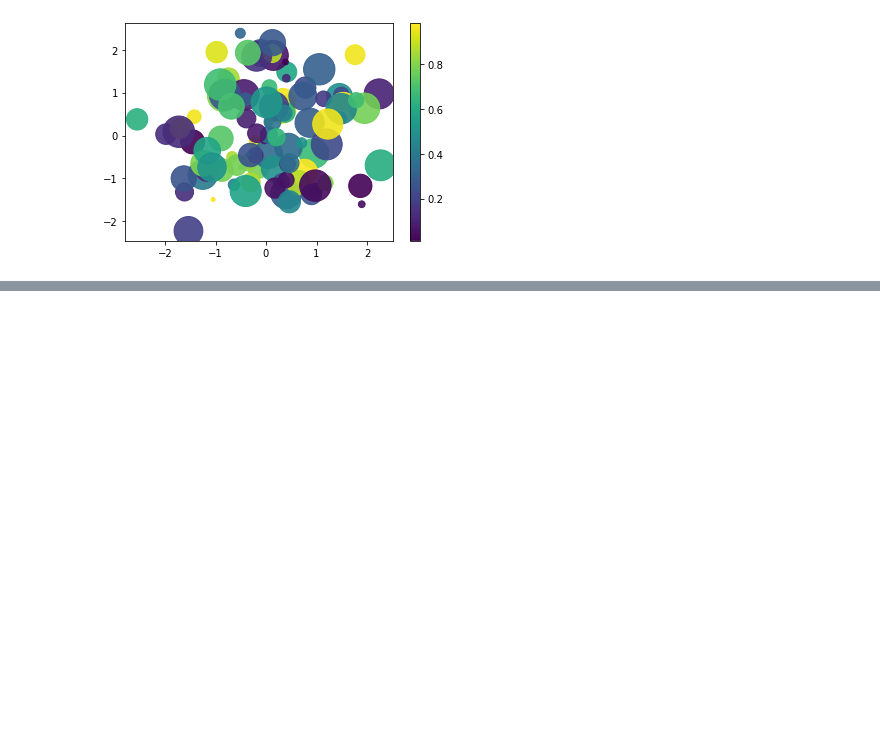
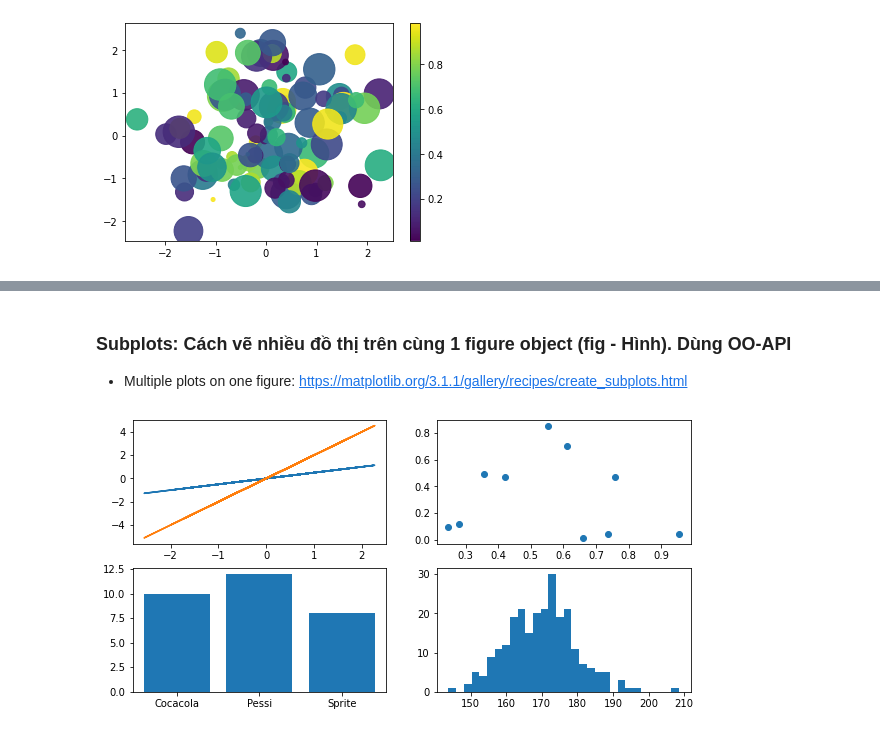
Before and after one commit to phungminhhieu1206/StudyAI, a Jupyter notebook: PyDataScience/Matplotlib/Matplotlib_CodeX.ipynb, the cells around one changed output, grey strips where cells are left out. Saved outputs shown, nothing was run; the diff lists cells and outputs as text; code cells hidden in the pictures; blank space fills up the shorter version.

Commit message:
matplotlib update

```diff
--- a/PyDataScience/Matplotlib/Matplotlib_CodeX.ipynb
+++ b/PyDataScience/Matplotlib/Matplotlib_CodeX.ipynb
@@ -154,0 +199,17 @@ fig.colorbar(chart1);
+# %% [markdown]
+### Subplots: Cách vẽ nhiều đồ thị trên cùng 1 figure object (fig - Hình). Dùng OO-API
+* Multiple plots on one figure: https://matplotlib.org/3.1.1/gallery/recipes/create_subplots.html
+# %%
+# Option 1:
+fig, ((ax1, ax2), (ax3, ax4)) = plt.subplots(nrows=2,
+                                             ncols=2,
+                                             figsize=(10, 5))
+#Plot data to each axis
+ax1.plot(x, x/2);
+ax1.plot(x, x*2);
+
+ax2.scatter(np.random.random(10),np.random.random(10));
+ax3.bar(soft_drink_prices.keys(), soft_drink_prices.values());
+ax4.hist(student_height, bins=30);
+# %% [output]
+[figure, added]
```
Also changed, not shown: parts of 10 cells of this notebook, 3 other files.
